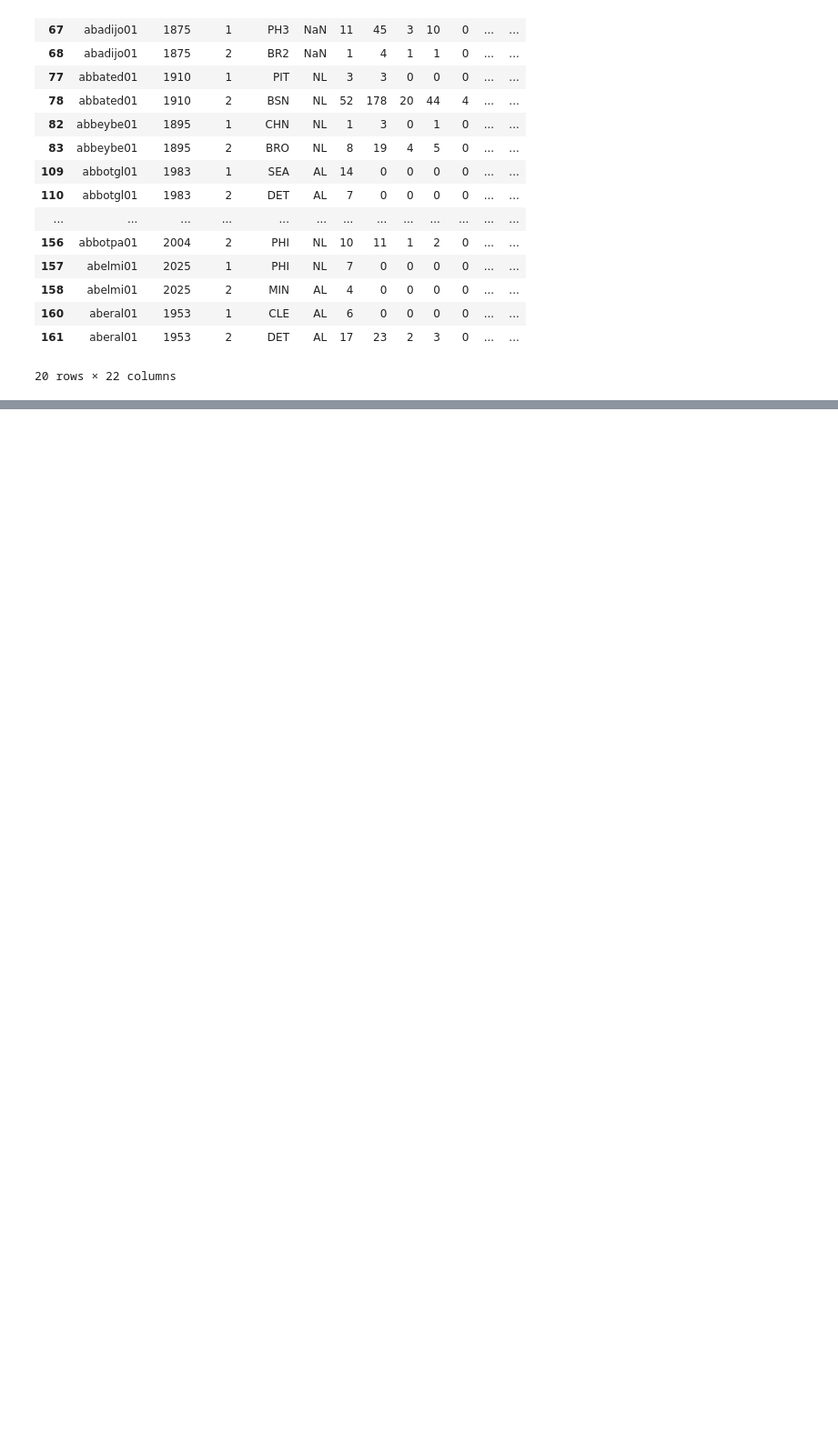
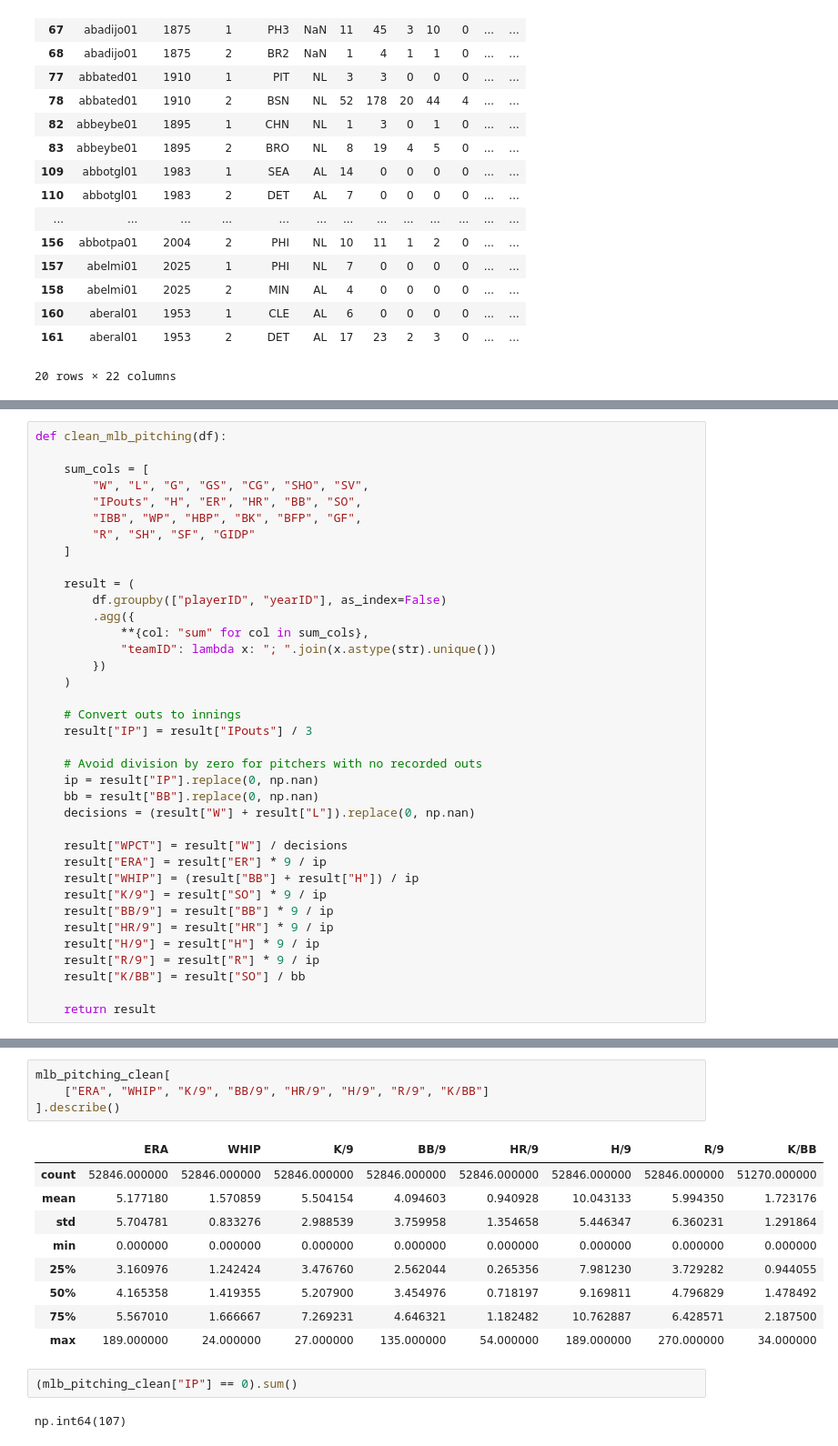
Before and after one commit to natelewis17/NPB_MLB_Translation, a Jupyter notebook: notebooks/02_data_processing_mlb.ipynb, the cells around one changed output, grey strips where cells are left out. Shown at 91% size. Drawn from its saved outputs; the diff is of its cells as text; blank space fills up the shorter version.

```diff
--- a/notebooks/02_data_processing_mlb.ipynb
+++ b/notebooks/02_data_processing_mlb.ipynb
@@ -136,0 +202,37 @@ mlb_batting[
+# %%
+def clean_mlb_pitching(df):
+
+    sum_cols = [
+        "W", "L", "G", "GS", "CG", "SHO", "SV",
+        "IPouts", "H", "ER", "HR", "BB", "SO",
+        "IBB", "WP", "HBP", "BK", "BFP", "GF",
+        "R", "SH", "SF", "GIDP"
+    ]
+
+    result = (
+        df.groupby(["playerID", "yearID"], as_index=False)
+        .agg({
+            **{col: "sum" for col in sum_cols},
+            "teamID": lambda x: "; ".join(x.astype(str).unique())
+        })
+    )
+
+    # Convert outs to innings
+    result["IP"] = result["IPouts"] / 3
+
+    # Avoid division by zero for pitchers with no recorded outs
+    ip = result["IP"].replace(0, np.nan)
+    bb = result["BB"].replace(0, np.nan)
+    decisions = (result["W"] + result["L"]).replace(0, np.nan)
+
+    result["WPCT"] = result["W"] / decisions
+    result["ERA"] = result["ER"] * 9 / ip
+    result["WHIP"] = (result["BB"] + result["H"]) / ip
+    result["K/9"] = result["SO"] * 9 / ip
+    result["BB/9"] = result["BB"] * 9 / ip
+    result["HR/9"] = result["HR"] * 9 / ip
+    result["H/9"] = result["H"] * 9 / ip
+    result["R/9"] = result["R"] * 9 / ip
+    result["K/BB"] = result["SO"] / bb
+
+    return result
@@ -136,0 +279,18 @@ mlb_batting[
+# %%
+mlb_pitching_clean[
+    ["ERA", "WHIP", "K/9", "BB/9", "HR/9", "H/9", "R/9", "K/BB"]
+].describe()
+# %% [output]
+|  | ERA | WHIP | K/9 | BB/9 | HR/9 | H/9 | R/9 | K/BB |
+| count | 52846.000000 | 52846.000000 | 52846.000000 | 52846.000000 | 52846.000000 | 52846.000000 | 52846.000000 | 51270.000000 |
+| mean | 5.177180 | 1.570859 | 5.504154 | 4.094603 | 0.940928 | 10.043133 | 5.994350 | 1.723176 |
+| std | 5.704781 | 0.833276 | 2.988539 | 3.759958 | 1.354658 | 5.446347 | 6.360231 | 1.291864 |
+| min | 0.000000 | 0.000000 | 0.000000 | 0.000000 | 0.000000 | 0.000000 | 0.000000 | 0.000000 |
+| 25% | 3.160976 | 1.242424 | 3.476760 | 2.562044 | 0.265356 | 7.981230 | 3.729282 | 0.944055 |
+| 50% | 4.165358 | 1.419355 | 5.207900 | 3.454976 | 0.718197 | 9.169811 | 4.796829 | 1.478492 |
+| 75% | 5.567010 | 1.666667 | 7.269231 | 4.646321 | 1.182482 | 10.762887 | 6.428571 | 2.187500 |
+| max | 189.000000 | 24.000000 | 27.000000 | 135.000000 | 54.000000 | 189.000000 | 270.000000 | 34.000000 |
+# %%
+(mlb_pitching_clean["IP"] == 0).sum()
+# %% [output]
+np.int64(107)
```
Also changed, not shown: parts of 13 cells of this notebook, 2 other files.
